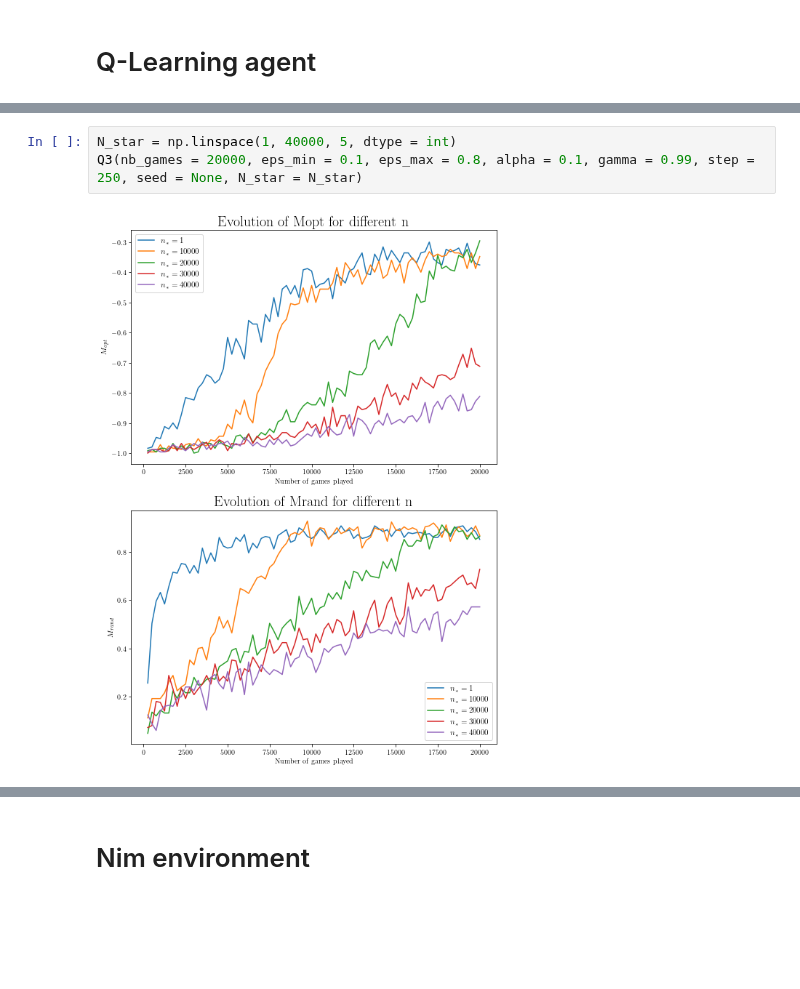
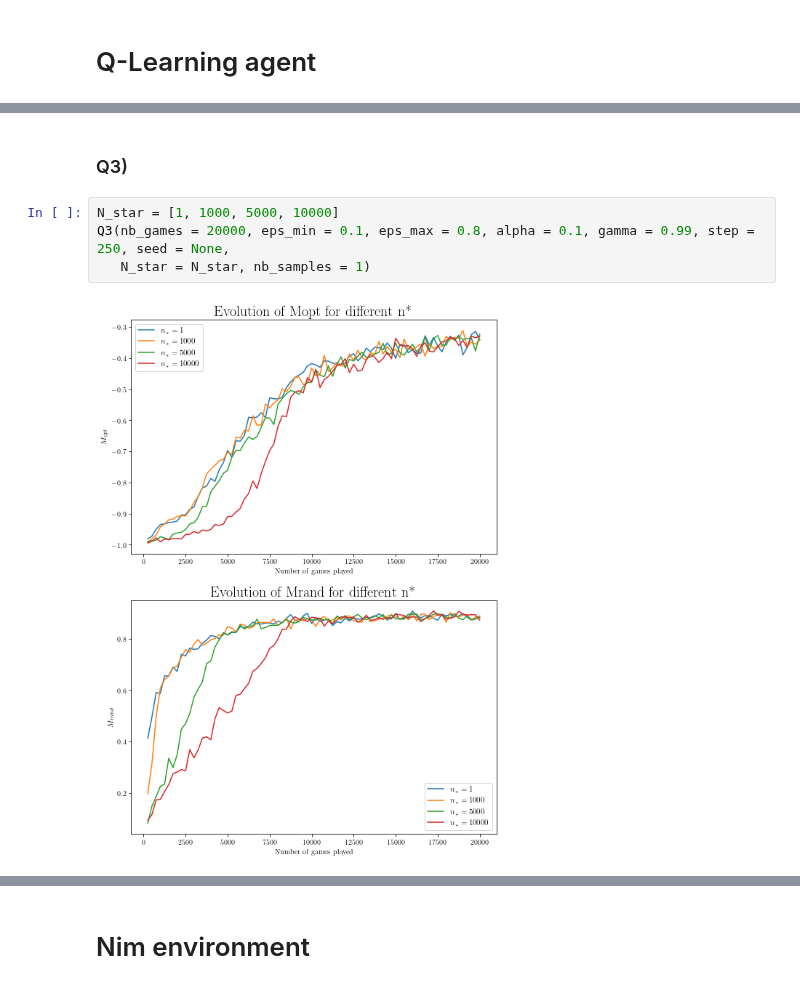
Before and after one commit to louisPoulain/ANN_NIM, a Jupyter notebook: nim.ipynb, the cells around one changed output, grey strips where cells are left out. Saved outputs shown, nothing was run; the diff lists cells and outputs as text; blank space fills up the shorter version.

```diff
--- a/nim.ipynb
+++ b/nim.ipynb
@@ -28,5 +32,8 @@ With a big $N_*$, the decrease of epsilon is very slow, and stays very close to
+# %% [markdown]
+### Q3)
 # %%
-N_star = np.linspace(1, 40000, 5, dtype = int)
-Q3(nb_games = 20000, eps_min = 0.1, eps_max = 0.8, alpha = 0.1, gamma = 0.99, step = 250, seed = None, N_star = N_star)
+N_star = [1, 1000, 5000, 10000]
+Q3(nb_games = 20000, eps_min = 0.1, eps_max = 0.8, alpha = 0.1, gamma = 0.99, step = 250, seed = None,
+   N_star = N_star, nb_samples = 1)
 # %% [output]
-[figure, old version]
+[figure, new version]
```
Also changed, not shown: parts of 24 cells of this notebook, 14 other files.
